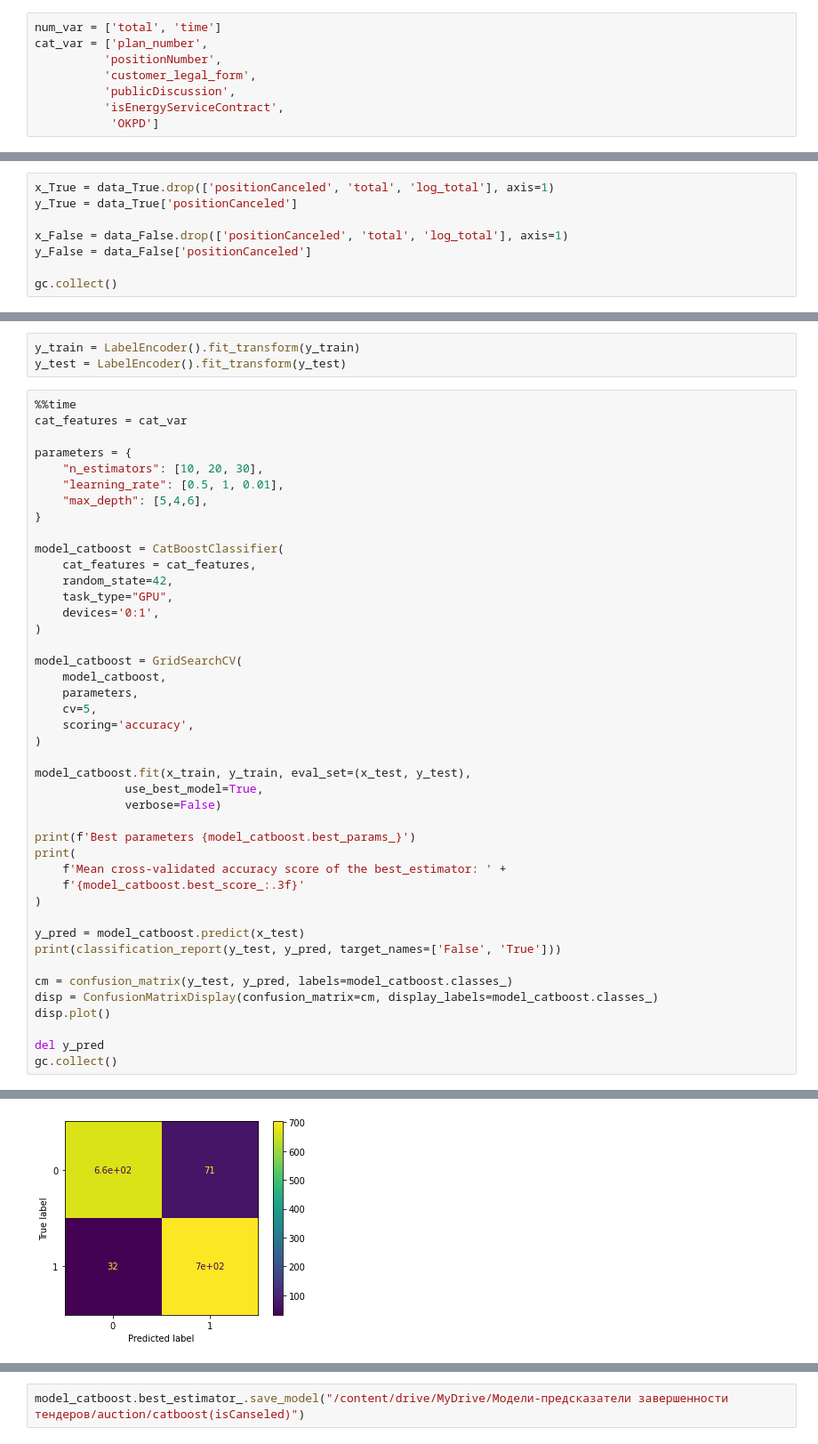
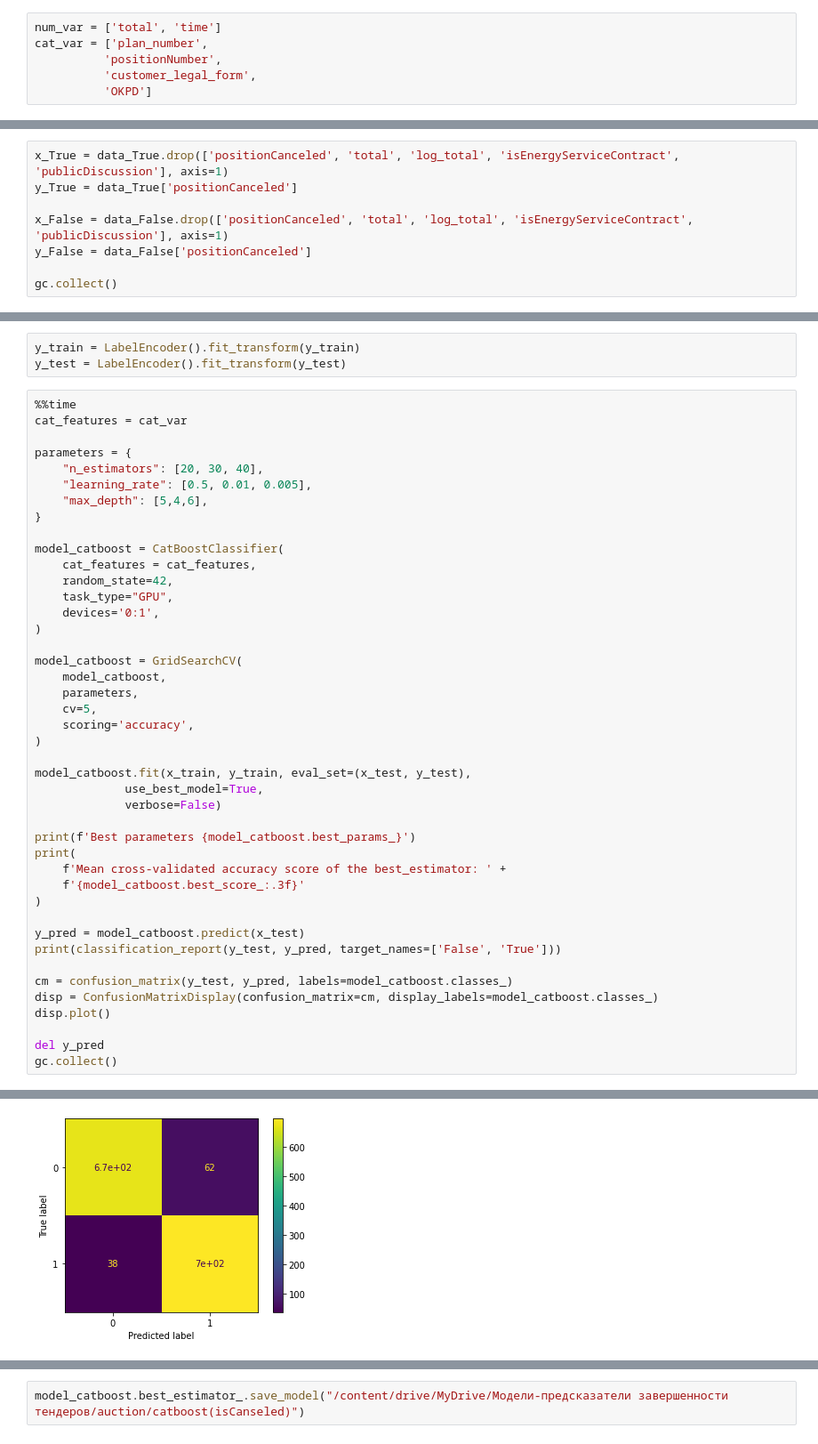
Before and after one commit to danil99152/prediction-of-government-tenders, a Jupyter notebook: auction_prediction.ipynb, the cells around one changed output, grey strips where cells are left out. Shown at 89% size. Saved outputs shown, nothing was run; the diff lists cells and outputs as text.

```diff
--- a/auction_prediction.ipynb
+++ b/auction_prediction.ipynb
@@ -111,9 +108,7 @@ num_var = ['total', 'time']
 cat_var = ['plan_number',
           'positionNumber',
           'customer_legal_form',
-          'publicDiscussion',
-          'isEnergyServiceContract',
-           'OKPD']
+          'OKPD']
 # %% [markdown]
 #Анализ
 # %%
@@ -358,10 +364,10 @@ data_True = data_True.reset_index(drop=True)
 data_False = data[data['positionCanceled']==False]
 data_False = data_False.reset_index(drop=True)
 # %%
-x_True = data_True.drop(['positionCanceled', 'total', 'log_total'], axis=1)
+x_True = data_True.drop(['positionCanceled', 'total', 'log_total', 'isEnergyServiceContract', 'publicDiscussion'], axis=1)
 y_True = data_True['positionCanceled']
 
-x_False = data_False.drop(['positionCanceled', 'total', 'log_total'], axis=1)
+x_False = data_False.drop(['positionCanceled', 'total', 'log_total', 'isEnergyServiceContract', 'publicDiscussion'], axis=1)
 y_False = data_False['positionCanceled']
 
 gc.collect()
@@ -409,8 +415,8 @@ y_test = LabelEncoder().fit_transform(y_test)
 cat_features = cat_var
 
 parameters = {
-    "n_estimators": [10, 20, 30],
-    "learning_rate": [0.5, 1, 0.01],
+    "n_estimators": [20, 30, 40],
+    "learning_rate": [0.5, 0.01, 0.005],
     "max_depth": [5,4,6],
 }
 
@@ -464 +470 @@ Wall time: 1min 15s
-[figure, old version]
+[figure, new version]
```
Also changed, not shown: parts of 7 cells of this notebook.
